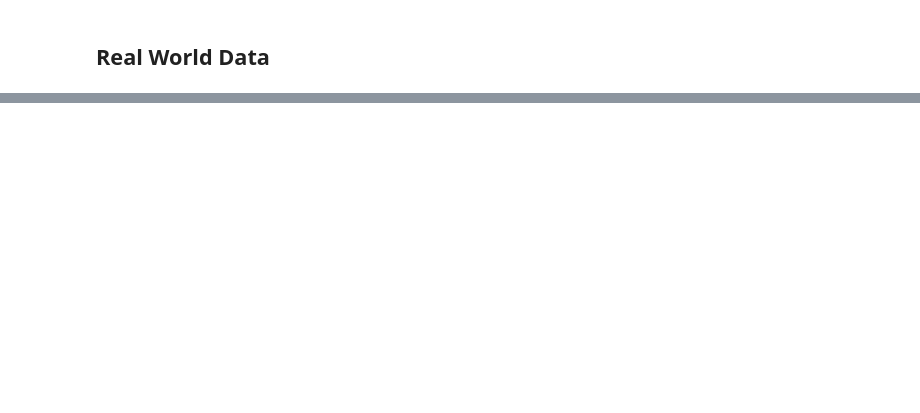
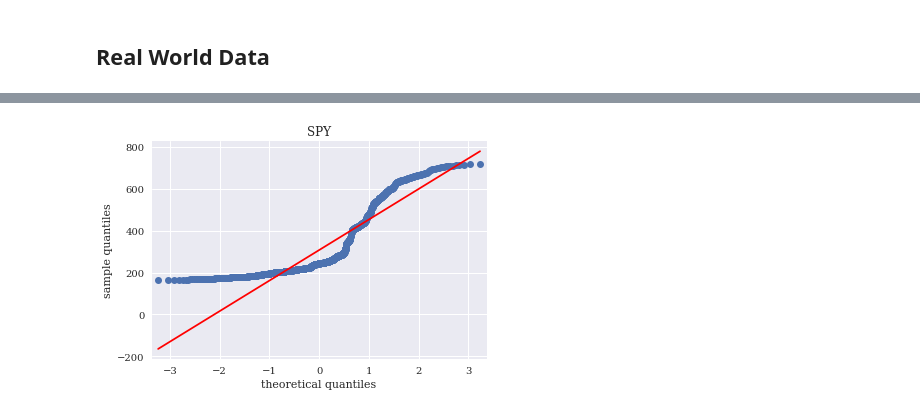
Before and after one commit to omsouravsharma/Python_for_algorithmic_trading-, a Jupyter notebook: Ch13.ipynb, the cells around one changed output, grey strips where cells are left out. Saved outputs shown, nothing was run; the diff lists cells and outputs as text; code cells hidden in the pictures; blank space fills up the shorter version.

```diff
--- a/Ch13.ipynb
+++ b/Ch13.ipynb
@@ -253,0 +260,7 @@ Norm test p-value          0.931
+# %%
+ sm.qqplot(data['Close'].dropna(), line='s')
+ plt.title('SPY')
+ plt.xlabel('theoretical quantiles')
+ plt.ylabel('sample quantiles');
+# %% [output]
+[figure, added]
```
Also changed, not shown: parts of 14 cells of this notebook.
